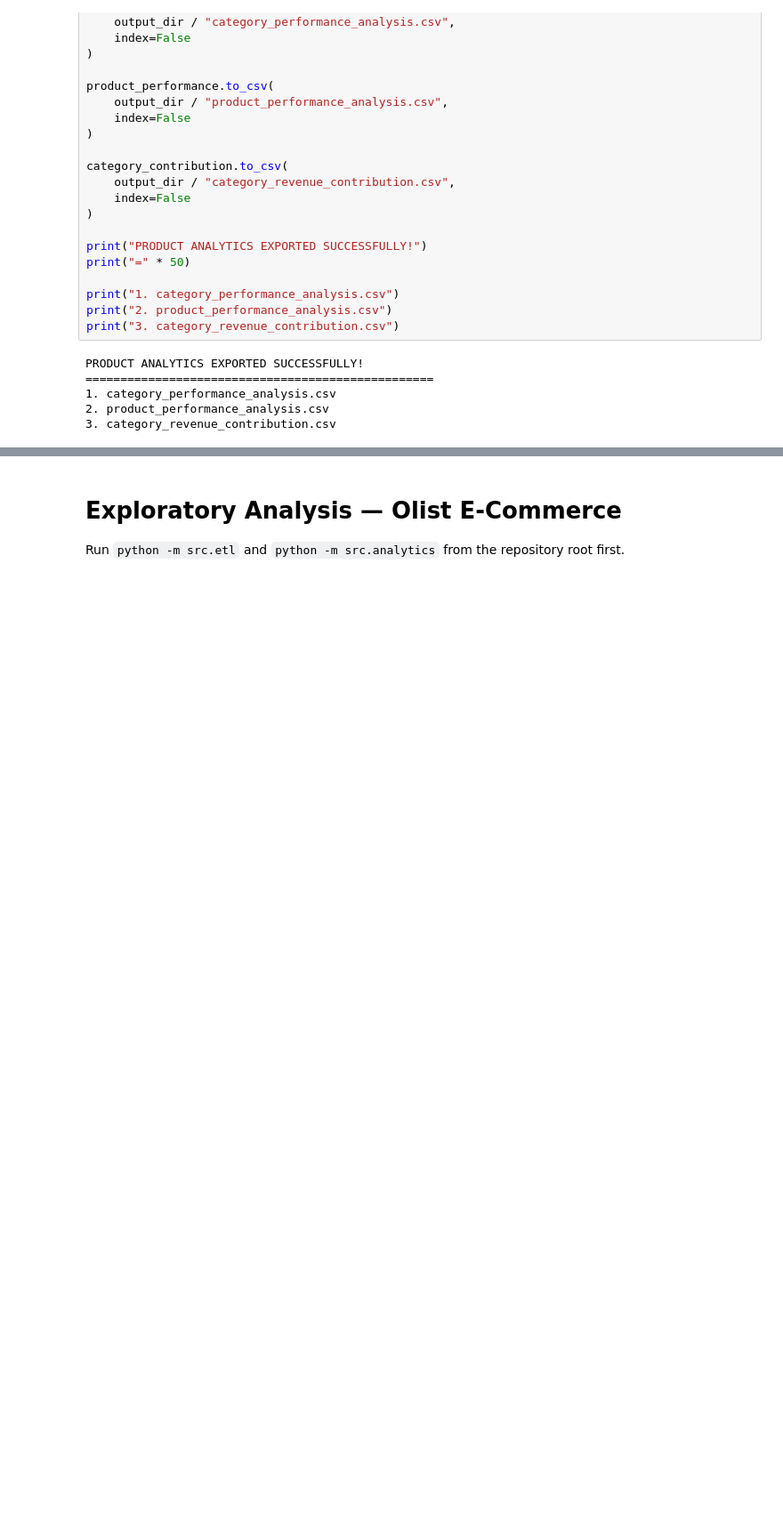
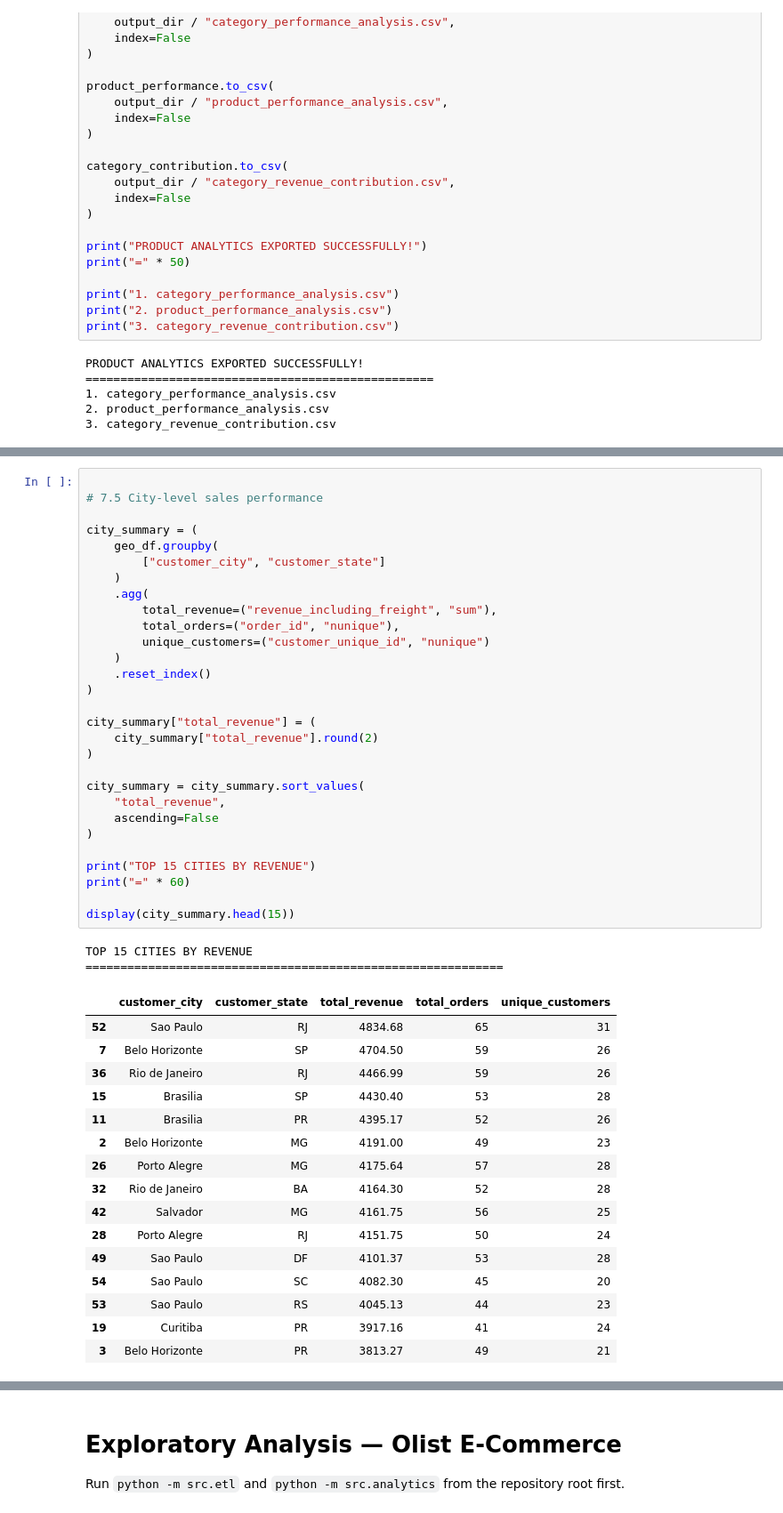
Before and after one commit to Fariha12t/ecommerce-customer-revenue-intelligence, a Jupyter notebook: notebooks/exploratory_analysis.ipynb, the cells around one changed output, grey strips where cells are left out. Shown at 89% size. Cells and saved outputs as stored; diff of their text form; blank space fills up the shorter version.

```diff
--- a/notebooks/exploratory_analysis.ipynb
+++ b/notebooks/exploratory_analysis.ipynb
@@ -1016,0 +1143,48 @@ PRODUCT ANALYTICS EXPORTED SUCCESSFULLY!
+# %%
+
+# 7.5 City-level sales performance
+
+city_summary = (
+    geo_df.groupby(
+        ["customer_city", "customer_state"]
+    )
+    .agg(
+        total_revenue=("revenue_including_freight", "sum"),
+        total_orders=("order_id", "nunique"),
+        unique_customers=("customer_unique_id", "nunique")
+    )
+    .reset_index()
+)
+
+city_summary["total_revenue"] = (
+    city_summary["total_revenue"].round(2)
+)
+
+city_summary = city_summary.sort_values(
+    "total_revenue",
+    ascending=False
+)
+
+print("TOP 15 CITIES BY REVENUE")
+print("=" * 60)
+
+display(city_summary.head(15))
+# %% [output]
+TOP 15 CITIES BY REVENUE
+============================================================
+|  | customer_city | customer_state | total_revenue | total_orders | unique_customers |
+| 52 | Sao Paulo | RJ | 4834.68 | 65 | 31 |
+| 7 | Belo Horizonte | SP | 4704.50 | 59 | 26 |
+| 36 | Rio de Janeiro | RJ | 4466.99 | 59 | 26 |
+| 15 | Brasilia | SP | 4430.40 | 53 | 28 |
+| 11 | Brasilia | PR | 4395.17 | 52 | 26 |
+| 2 | Belo Horizonte | MG | 4191.00 | 49 | 23 |
+| 26 | Porto Alegre | MG | 4175.64 | 57 | 28 |
+| 32 | Rio de Janeiro | BA | 4164.30 | 52 | 28 |
+| 42 | Salvador | MG | 4161.75 | 56 | 25 |
+| 28 | Porto Alegre | RJ | 4151.75 | 50 | 24 |
+| 49 | Sao Paulo | DF | 4101.37 | 53 | 28 |
+| 54 | Sao Paulo | SC | 4082.30 | 45 | 20 |
+| 53 | Sao Paulo | RS | 4045.13 | 44 | 23 |
+| 19 | Curitiba | PR | 3917.16 | 41 | 24 |
+| 3 | Belo Horizonte | PR | 3813.27 | 49 | 21 |
```
Also changed, not shown: parts of 27 cells of this notebook, 1 other file.
